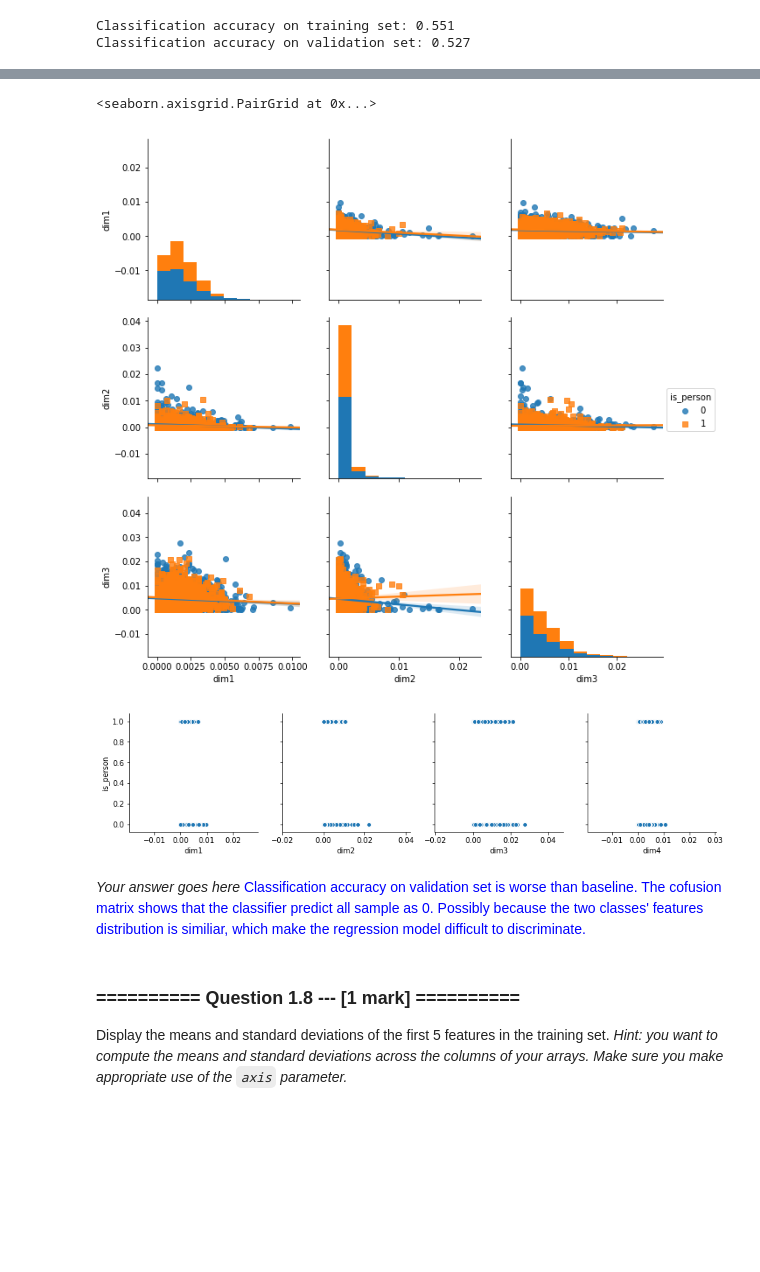
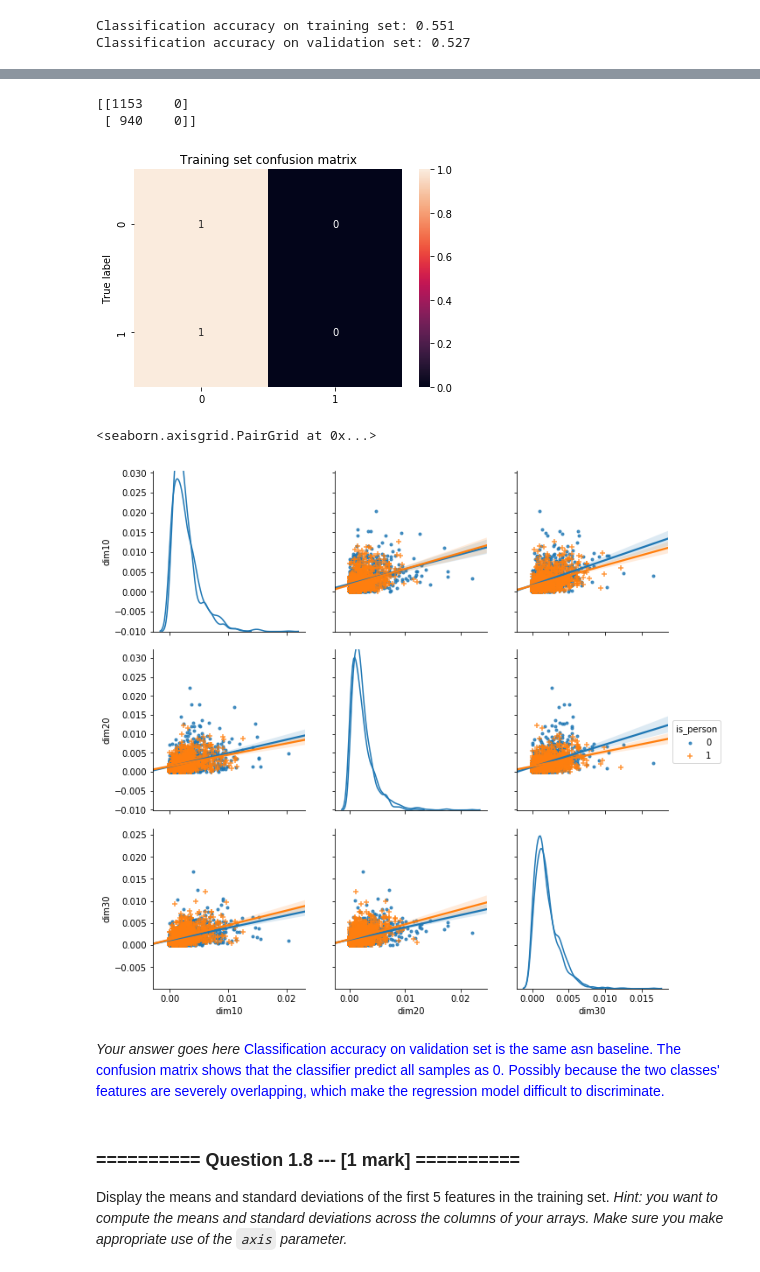
Before and after one commit to ShootingSpace/Machine-learning-practical-with-scikit-learn, a Jupyter notebook: 07_Assignment_3.ipynb, the cells around one changed output, grey strips where cells are left out. Drawn from its saved outputs; the diff is of its cells as text; code cells hidden in the pictures; blank space fills up the shorter version.

```diff
--- a/07_Assignment_3.ipynb
+++ b/07_Assignment_3.ipynb
@@ -243,17 +216,35 @@ plot_confusion_matrix(cm_norm, classes=lr.classes_, title = 'Validation set conf
+# %%
+def plot_confusion_matrix(cm, classes=None, title='Confusion matrix'):
+    """Plots a confusion matrix."""
+    if classes is not None:
+        sns.heatmap(cm, xticklabels=classes, yticklabels=classes, vmin=0., vmax=1., annot=True)
+    else:
+        sns.heatmap(cm, vmin=0., vmax=1.)
+    plt.title(title)
+    plt.ylabel('True label')
+
+cm = confusion_matrix(y_tr, lr.predict(X_tr))
+print(cm)
+cm_norm = cm/cm.sum(axis=1)[:, np.newaxis]
+plt.figure()
+plot_confusion_matrix(cm_norm, classes=lr.classes_, title = 'Training set confusion matrix')
+# %% [output]
+[[1153    0]
+ [ 940    0]]
+[figure, added]
 # %%
 dat = pd.concat([dummy_t,dummy_v])
-sns.pairplot(data=dat,hue='is_person',markers=["o", "s"],size=3,vars=["dim1", "dim2","dim3"],kind="reg")
-sns.pairplot(data=dat, x_vars=["dim1", "dim2","dim3",'dim4'], y_vars = 'is_person', size=3)
+sns.pairplot(data=dummy_t,hue='is_person',markers=[".", "+"],size=3,diag_kind="kde",
+             vars=["dim10", "dim20","dim30"],kind="reg" )
 # %% [output]
 <seaborn.axisgrid.PairGrid at 0x...>
-[figure, old version]
+[figure, new version]
-[figure, removed]
 # %% [markdown]
 *Your answer goes here*
 <font color='blue'>
-Classification accuracy on validation set is worse than baseline.
-The cofusion matrix shows that the classifier predict all sample as 0.
-Possibly because the two classes' features distribution is similiar, which make the regression model difficult to discriminate.
+Classification accuracy on validation set is the same asn baseline.
+The confusion matrix shows that the classifier predict all samples as 0.
+Possibly because the two classes' features are severely overlapping, which make the regression model difficult to discriminate.
 # %% [markdown]
 ### ========== Question 1.8 --- [1 mark] ==========
 Display the means and standard deviations of the first 5 features in the training set. *Hint: you want to compute the means and standard deviations across the columns of your arrays. Make sure you make appropriate use of the `axis` parameter.*
```
Also changed, not shown: parts of 16 cells of this notebook, 1 other file.
